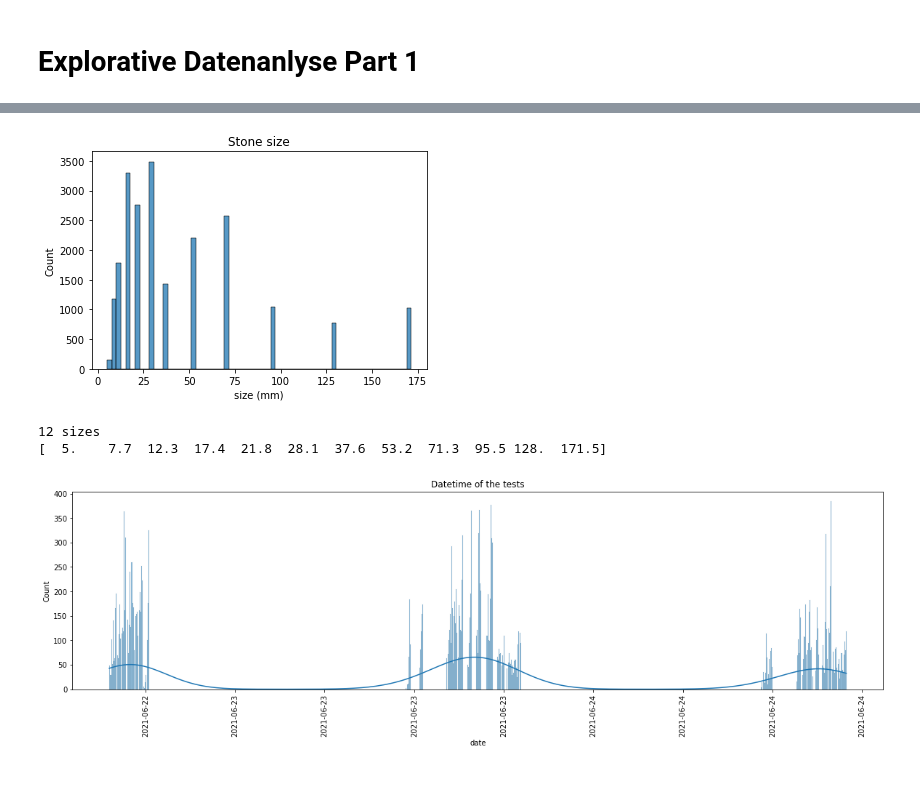
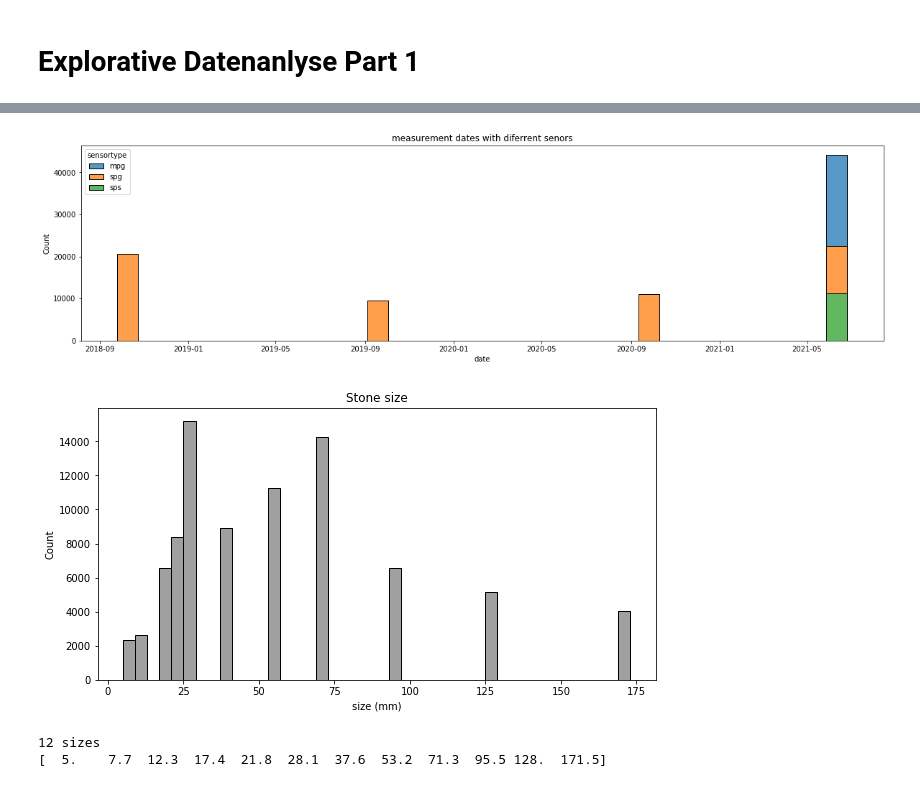
Before and after one commit to FiratSaritas/Safety-for-Alpine-Villages, a Jupyter notebook: eda/eda_F.ipynb, the cells around one changed output, grey strips where cells are left out. Cells and saved outputs as stored; diff of their text form; code cells hidden in the pictures.

```diff
--- a/eda/eda_F.ipynb
+++ b/eda/eda_F.ipynb
@@ -100,23 +134,22 @@ plt.show()
+# %%
+fig = plt.subplots(figsize=(20, 5))
+p = sns.histplot(data=df_all, x="start_time", hue="sensortype", multiple="stack")
+p.set_title('measurement dates with diferrent senors')
+p.set_xlabel('date')
+plt.show()
+# %% [output]
+[figure, added]
 # %%
-p = sns.histplot(df['size_mm'])
+fig = plt.subplots(figsize=(10, 5))
+p = sns.histplot(data=df_all, x="size_mm",color="grey",binwidth=4)
 p.set_title('Stone size')
 p.set_xlabel('size (mm)')
 plt.show()
 # %% [output]
-[figure, old version]
+[figure, new version]
 # %%
 print(len(df['size_mm'].unique()), "sizes")
 print(np.sort(df['size_mm'].unique()))
 # %% [output]
 12 sizes
 [  5.    7.7  12.3  17.4  21.8  28.1  37.6  53.2  71.3  95.5 128.  171.5]
-# %%
-p = sns.histplot(df['start_time'],kde=True,bins= 1000)
-p.xaxis.set_major_formatter(mdates.DateFormatter("%Y-%m-%d"))
-p.set_title('Datetime of the tests')
-p.set_xlabel('date')
-plt.xticks(rotation=90)
-plt.gcf().set_size_inches(20, 5)
-plt.show()
-# %% [output]
-[figure, removed]
```
Also changed, not shown: parts of 33 cells of this notebook.
